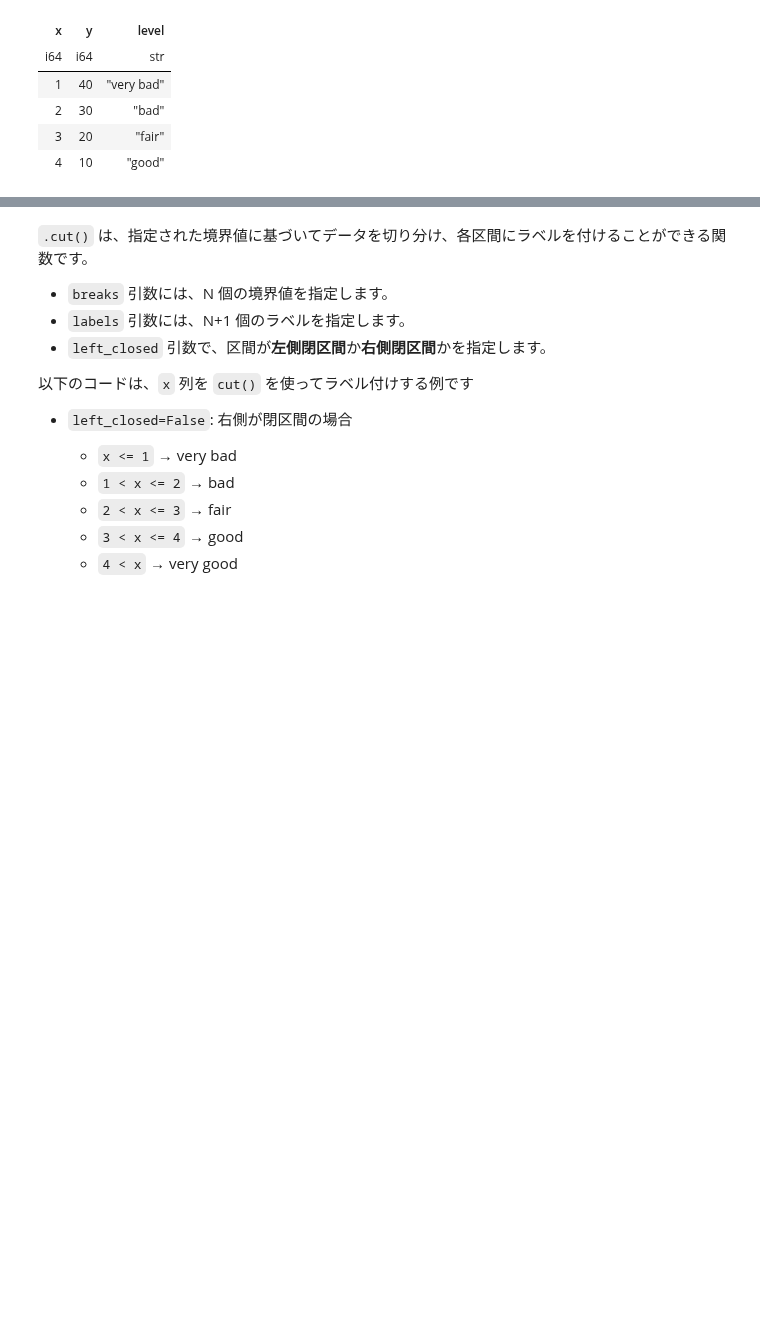
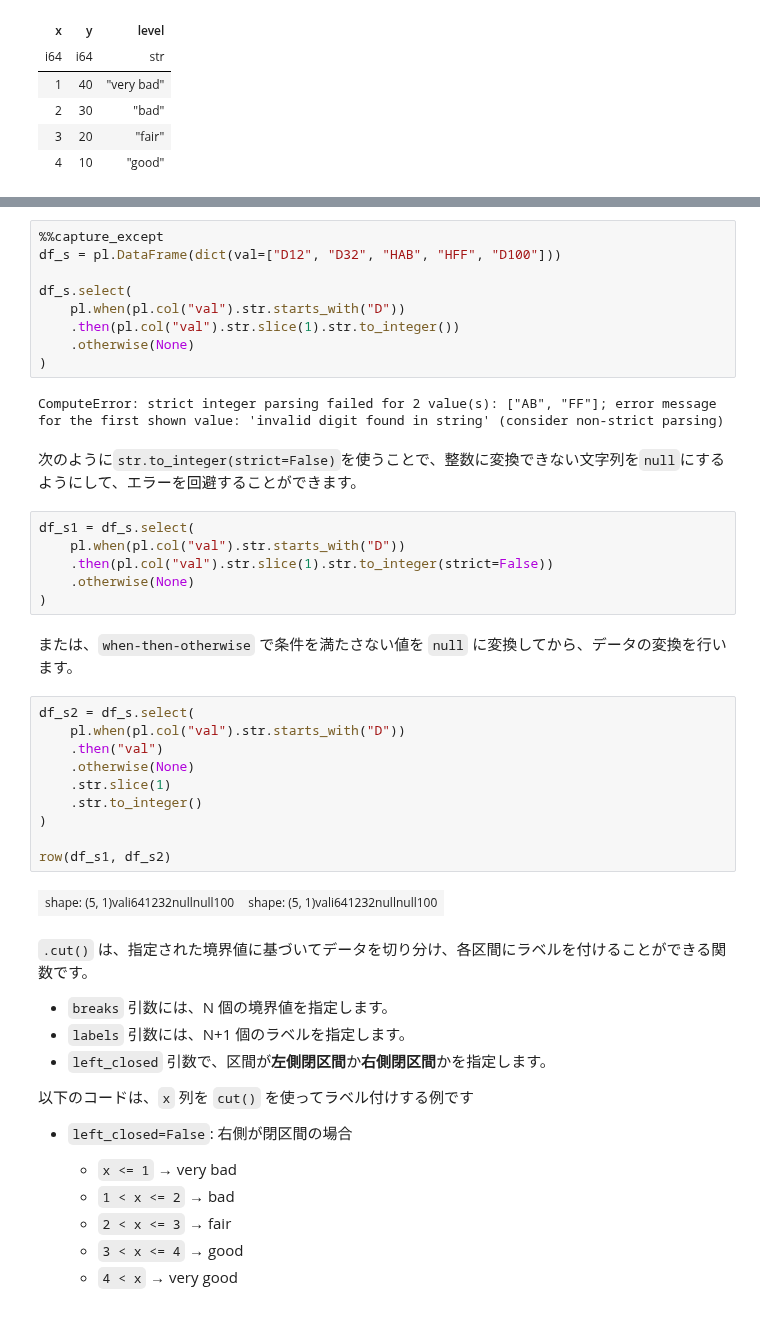
Before and after one commit to ruoyu0088/polars_guide, a Jupyter notebook: polars_guide/010_polars_expression.ipynb, the cells around one changed output, grey strips where cells are left out. Saved outputs shown, nothing was run; the diff lists cells and outputs as text; blank space fills up the shorter version.

Commit message:
add when then otherwise problem

```diff
--- a/polars_guide/010_polars_expression.ipynb
+++ b/polars_guide/010_polars_expression.ipynb
@@ -876,3 +880,36 @@ shape: (4, 3)
+# %%
+%%capture_except
+df_s = pl.DataFrame(dict(val=["D12", "D32", "HAB", "HFF", "D100"]))
+
+df_s.select(
+    pl.when(pl.col("val").str.starts_with("D"))
+    .then(pl.col("val").str.slice(1).str.to_integer())
+    .otherwise(None)
+)
+# %% [output]
+ComputeError: strict integer parsing failed for 2 value(s): ["AB", "FF"]; error message for the first shown value: 'invalid digit found in string' (consider non-strict parsing)
+# %% [markdown]
+次のように`str.to_integer(strict=False)`を使うことで、整数に変換できない文字列を`null`にするようにして、エラーを回避することができます。
+# %%
+df_s1 = df_s.select(
+    pl.when(pl.col("val").str.starts_with("D"))
+    .then(pl.col("val").str.slice(1).str.to_integer(strict=False))
+    .otherwise(None)
+)
+# %% [markdown]
+または、`when-then-otherwise` で条件を満たさない値を `null` に変換してから、データの変換を行います。
+# %%
+df_s2 = df_s.select(
+    pl.when(pl.col("val").str.starts_with("D"))
+    .then("val")
+    .otherwise(None)
+    .str.slice(1)
+    .str.to_integer()
+)
+
+row(df_s1, df_s2)
+# %% [output]
+| shape: (5, 1)vali641232nullnull100 | shape: (5, 1)vali641232nullnull100 |
 # %% [markdown]
 `.cut()` は、指定された境界値に基づいてデータを切り分け、各区間にラベルを付けることができる関数です。
 
```
Also changed, not shown: parts of 2 cells of this notebook.
